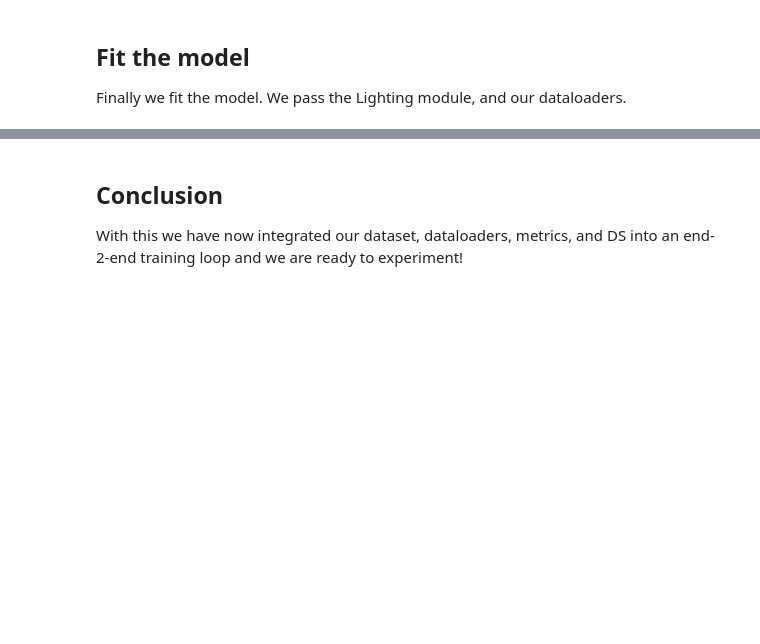
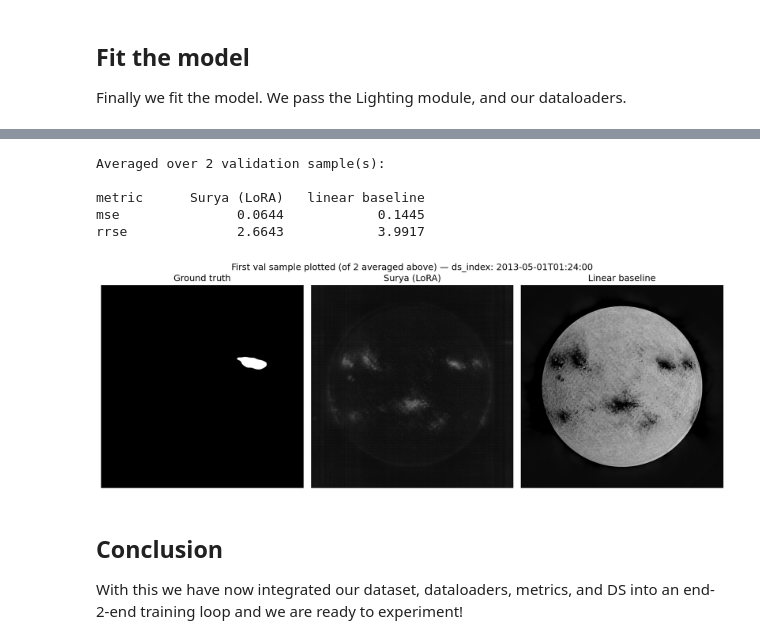
Before and after one commit to adithya-hn/surya_workshop, a Jupyter notebook: downstream_apps/sf_triggers/2_finetune_template_1D.ipynb, the cells around one changed output, grey strips where cells are left out. Saved outputs shown, nothing was run; the diff lists cells and outputs as text; code cells hidden in the pictures; blank space fills up the shorter version.

```diff
--- a/downstream_apps/sf_triggers/2_finetune_template_1D.ipynb
+++ b/downstream_apps/sf_triggers/2_finetune_template_1D.ipynb
@@ -633,3 +821,73 @@ View project at https://wandb.ai/surya-ws2/sf_triggers
+# %%
+# Score both models over the WHOLE validation set, not just one sample: accumulate every
+# batch's prediction and target, then compute the metrics once over the concatenation.
+# RRSE in particular is a ratio of sums, not something you can average per-batch and then
+# re-average, so this aggregates correctly where averaging per-batch metric values would not.
+device = torch.device("cuda" if torch.cuda.is_available() else "cpu")
+
+lit_model.eval()
+lit_model = lit_model.to(device)
+baseline_lit_model.eval()
+
+targets, surya_preds, baseline_preds, val_ds_indices = [], [], [], []
+
+with torch.no_grad():
+    for val_batch in val_data_loader:
+        targets.append(val_batch["forecast"].float())
+        val_ds_indices.extend(val_batch["ds_index"])
+
+        gpu_val_batch = {
+            k: (v.to(device, non_blocking=True) if torch.is_tensor(v) else v)
+            for k, v in val_batch.items()
+        }
+        with torch.autocast(device.type, dtype=torch.float16):
+            surya_out = lit_model(gpu_val_batch)
+        surya_preds.append(surya_out.float().cpu())
+
+        baseline_preds.append(baseline_lit_model.model(baseline_preprocess_fn(val_batch)))
+
+lit_model = lit_model.to("cpu")
+lit_model.train()
+baseline_lit_model.train()
+
+target = torch.cat(targets, dim=0)
+surya_pred = torch.cat(surya_preds, dim=0)
+baseline_pred = torch.cat(baseline_preds, dim=0)
+
+surya_metrics, _ = validation_evaluation_metrics(surya_pred, target)
+baseline_metrics, _ = validation_evaluation_metrics(baseline_pred, target)
+
+print(f"Averaged over {len(val_data_loader.dataset)} validation sample(s):\n")
+print(f"{'metric':<8}{'Surya (LoRA)':>16}{'linear baseline':>18}")
+for key in surya_metrics:
+    print(f"{key:<8}{surya_metrics[key].item():>16.4f}{baseline_metrics[key].item():>18.4f}")
+# %% [output]
+Averaged over 2 validation sample(s):
+
+metric      Surya (LoRA)   linear baseline
+mse               0.0644            0.1445
+rrse              2.6643            3.9917
+# %%
+true_np = target[0, 0].numpy()
+surya_np = surya_pred[0, 0].numpy()
+baseline_np = baseline_pred[0, 0].numpy()
+
+fig, axes = plt.subplots(1, 3, figsize=(12, 4.5), dpi=150)
+axes[0].imshow(true_np, cmap="gray", vmin=0, vmax=1)
+axes[0].set_title("Ground truth")
+axes[1].imshow(surya_np, cmap="gray", vmin=0, vmax=1)
+axes[1].set_title("Surya (LoRA)")
+axes[2].imshow(baseline_np, cmap="gray", vmin=0, vmax=1)
+axes[2].set_title("Linear baseline")
+
+for ax in axes:
+    ax.set_xticks([])
+    ax.set_yticks([])
+fig.suptitle(f"First val sample plotted (of {len(val_data_loader.dataset)} averaged above) — ds_index: {val_ds_indices[0]}")
+fig.tight_layout()
+plt.show()
+# %% [output]
+[figure, added]
 # %% [markdown]
 ## Conclusion
 
```
Also changed, not shown: parts of 13 cells of this notebook, 16 other files.
